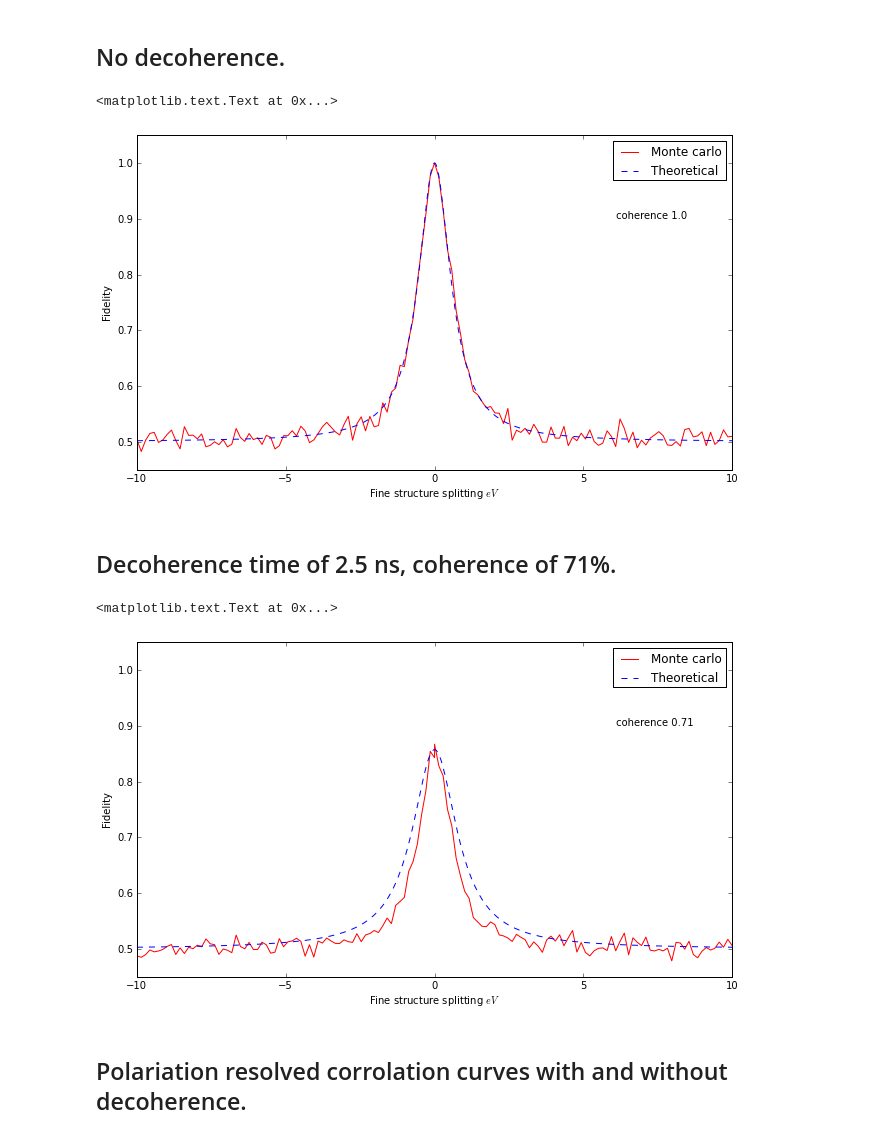
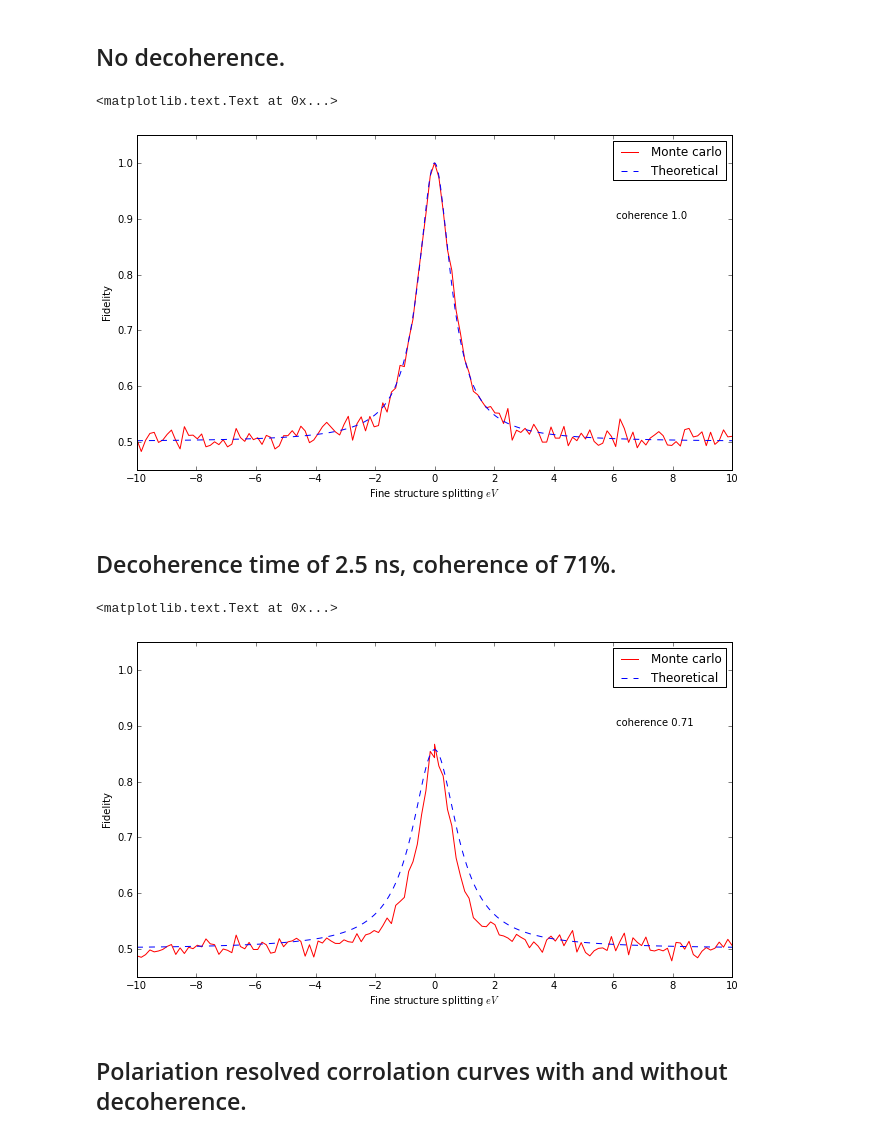
Before and after one commit to eoinmurray/icarus, a Jupyter notebook: Fidelity verus Fine structure splitting.ipynb, the cells around one changed output. Drawn from its saved outputs; the diff is of its cells as text; code cells hidden in the pictures.

```diff
--- a/Fidelity verus Fine structure splitting.ipynb
+++ b/Fidelity verus Fine structure splitting.ipynb
@@ -16,20 +16,21 @@ qd = QuantumDot(constants.xtau, constants.xxtau, constants.ptau, constants.FSS,
 # %%
 qd.crosstau = 0.
 fss = np.linspace(-10, 10, 500)*1e-6
 fidelities = [qd.ideal_fidelity_lorentzian(f)[0] for f in fss]
 ghv = qd.ideal_fidelity_lorentzian(f)[1]
 
 numerical_data_no_dec = np.loadtxt('out/fidelity_vs_fss/xtau1/fss_v_fidelity.txt', delimiter = ',')
 
 plt.figure(figsize = (16./1.5,9./1.5))
 plt.plot(numerical_data_no_dec[:,0], numerical_data_no_dec[:,1], 'r-', fss/1e-6, fidelities, 'b--')
 plt.legend(['Monte carlo', 'Theoretical'])
 plt.text(6, 0.9, ' coherence ' + np.array(ghv).astype('|S3').tostring())
 plt.xlim([-10, 10]) ; plt.ylim([0.45, 1.05])
+plt.xticks(np.linspace(-10, 10, 11))
 plt.xlabel('Fine structure splitting $eV$') ; plt.ylabel('Fidelity')
 # %% [output]
 <matplotlib.text.Text at 0x...>
-[figure, old version]
+[figure, new version]
 # %% [markdown]
 ## Decoherence time of 2.5 ns, coherence of 71%.
 # %%
@@ -45,10 +46,11 @@ plt.plot(numerical_data_with_dec[:,0], numerical_data_with_dec[:,1], 'r-', fss/1
 plt.legend(['Monte carlo', 'Theoretical'])
 plt.text(6, 0.9, ' coherence ' + np.array(ghv).astype('|S4').tostring())
 plt.xlim([-10, 10]) ; plt.ylim([0.45, 1.05])
+plt.xticks(np.linspace(-10, 10, 11))
 plt.xlabel('Fine structure splitting $eV$') ; plt.ylabel('Fidelity')
 # %% [output]
 <matplotlib.text.Text at 0x...>
-[figure, old version]
+[figure, new version]
 # %% [markdown]
 ## Polariation resolved corrolation curves with and without decoherence.
 # %%
```
Also changed, not shown: parts of 5 cells of this notebook, 5 other files.
